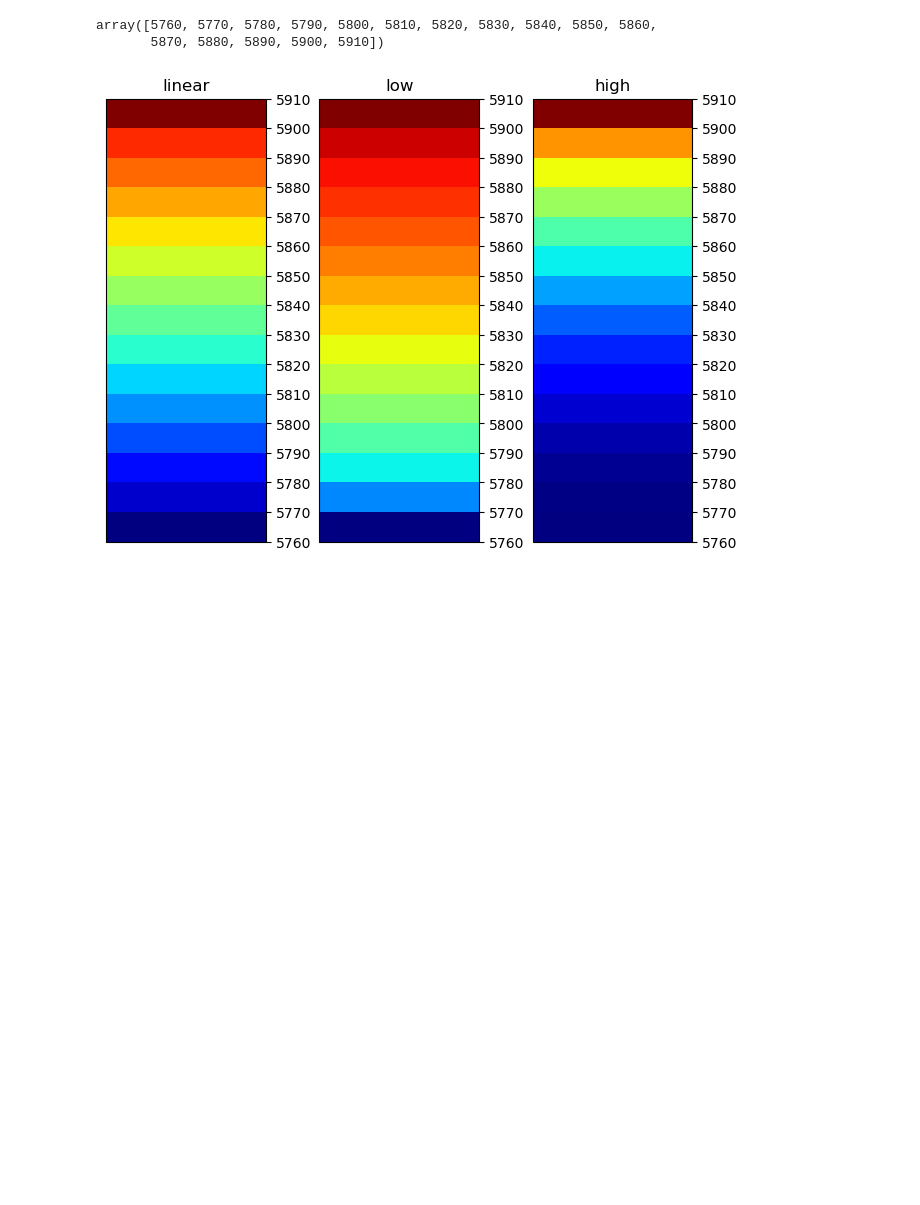
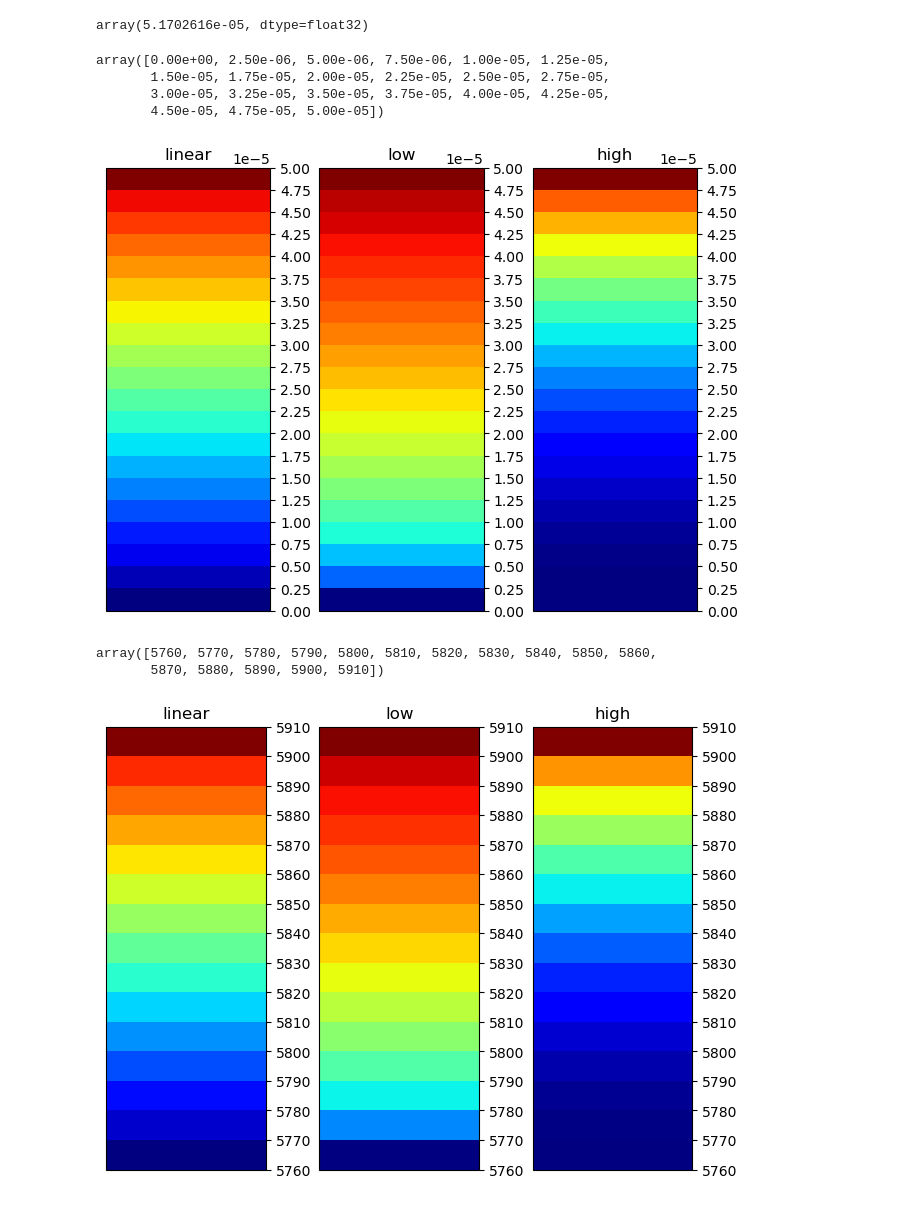
Before and after one commit to nick4cone/Analysis, a Jupyter notebook: PlottingFuncs/example_plots.ipynb, the cells around one changed output. Drawn from its saved outputs; the diff is of its cells as text; code cells hidden in the pictures; blank space fills up the shorter version.

```diff
--- a/PlottingFuncs/example_plots.ipynb
+++ b/PlottingFuncs/example_plots.ipynb
@@ -38,3 +46,19 @@ Z200 = Hybrid2plev(uxds_microp_true, "Z3", my_xlims, my_ylims,
+# %%
+PRECT[0].max().values
+# %% [output]
+array(5.1702616e-05, dtype=float32)
+# %%
+PRECT_bounds = np.linspace(0, 5.0e-5, 21)
+PRECT_bounds
+# %% [output]
+array([0.00e+00, 2.50e-06, 5.00e-06, 7.50e-06, 1.00e-05, 1.25e-05,
+       1.50e-05, 1.75e-05, 2.00e-05, 2.25e-05, 2.50e-05, 2.75e-05,
+       3.00e-05, 3.25e-05, 3.50e-05, 3.75e-05, 4.00e-05, 4.25e-05,
+       4.50e-05, 4.75e-05, 5.00e-05])
+# %%
+PRECT_color_norm, PRECT_lin_cm, PRECT_low_cm, _ = ListedCMAP_Wrapper(PRECT_bounds, 'jet')
+# %% [output]
+[figure, added]
 # %%
 Z500_bounds = np.arange(5760, 5912, 10)
 Z500_bounds
```
Also changed, not shown: parts of 16 cells of this notebook, 1 other file.
